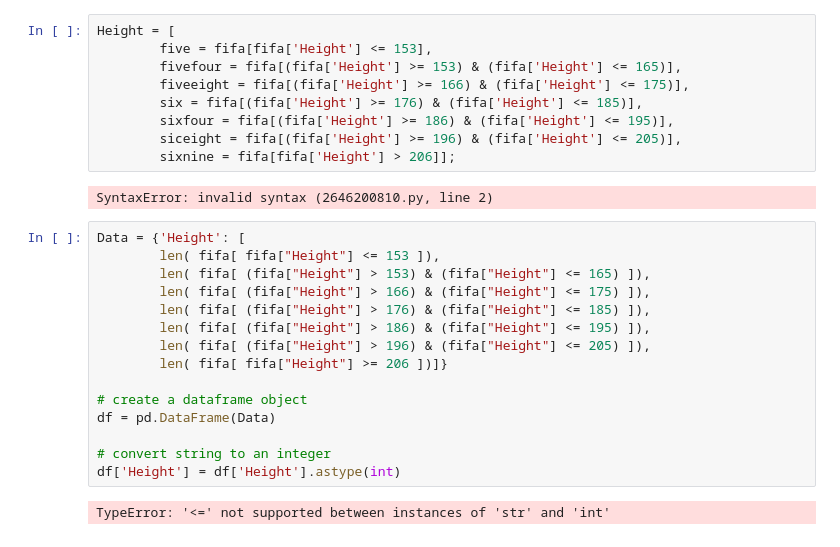
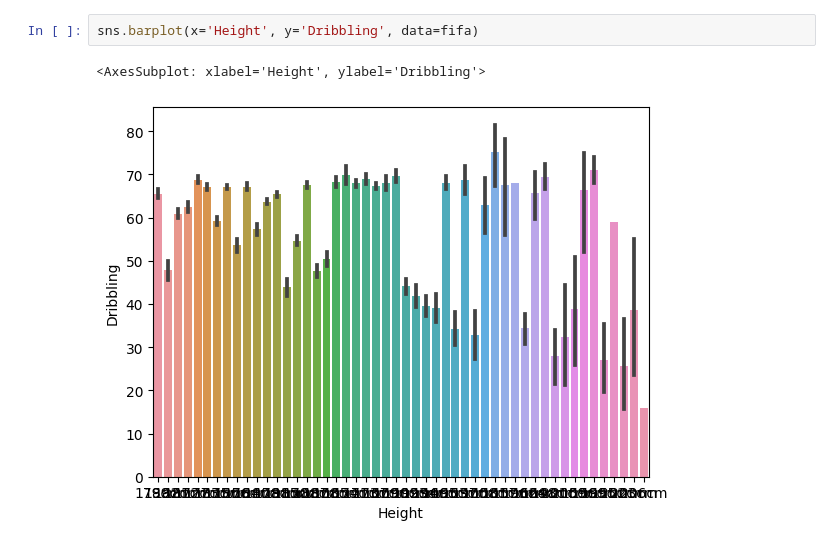
Before and after one commit to OsvaldoR02/HTH_Fall_Program, a Jupyter notebook: Finding-an-Interesting-Dataset-OsvaldoR1/Fifa.ipynb, the cells around one changed output. Saved outputs shown, nothing was run; the diff lists cells and outputs as text.

```diff
--- a/Finding-an-Interesting-Dataset-OsvaldoR1/Fifa.ipynb
+++ b/Finding-an-Interesting-Dataset-OsvaldoR1/Fifa.ipynb
@@ -66,28 +44,5 @@ TypeError: '<' not supported between instances of 'str' and 'int'
-# %%
-Height = [
-        five = fifa[fifa['Height'] <= 153],
-        fivefour = fifa[(fifa['Height'] >= 153) & (fifa['Height'] <= 165)],
-        fiveeight = fifa[(fifa['Height'] >= 166) & (fifa['Height'] <= 175)],
-        six = fifa[(fifa['Height'] >= 176) & (fifa['Height'] <= 185)],
-        sixfour = fifa[(fifa['Height'] >= 186) & (fifa['Height'] <= 195)],
-        siceight = fifa[(fifa['Height'] >= 196) & (fifa['Height'] <= 205)],
-        sixnine = fifa[fifa['Height'] > 206]];
-# %% [output]
-SyntaxError: invalid syntax (2646200810.py, line 2)
-# %%
-Data = {'Height': [
-        len( fifa[ fifa["Height"] <= 153 ]),
-        len( fifa[ (fifa["Height"] > 153) & (fifa["Height"] <= 165) ]),
-        len( fifa[ (fifa["Height"] > 166) & (fifa["Height"] <= 175) ]),
-        len( fifa[ (fifa["Height"] > 176) & (fifa["Height"] <= 185) ]),
-        len( fifa[ (fifa["Height"] > 186) & (fifa["Height"] <= 195) ]),
-        len( fifa[ (fifa["Height"] > 196) & (fifa["Height"] <= 205) ]),
-        len( fifa[ fifa["Height"] >= 206 ])]}
-
-# create a dataframe object
-df = pd.DataFrame(Data)
-
-# convert string to an integer
-df['Height'] = df['Height'].astype(int)
-# %% [output]
-TypeError: '<=' not supported between instances of 'str' and 'int'
+# %%
+sns.barplot(x='Height', y='Dribbling', data=fifa)
+# %% [output]
+<AxesSubplot: xlabel='Height', ylabel='Dribbling'>
+[figure, added]
```
Also changed, not shown: parts of 8 cells of this notebook, 1 other file.
